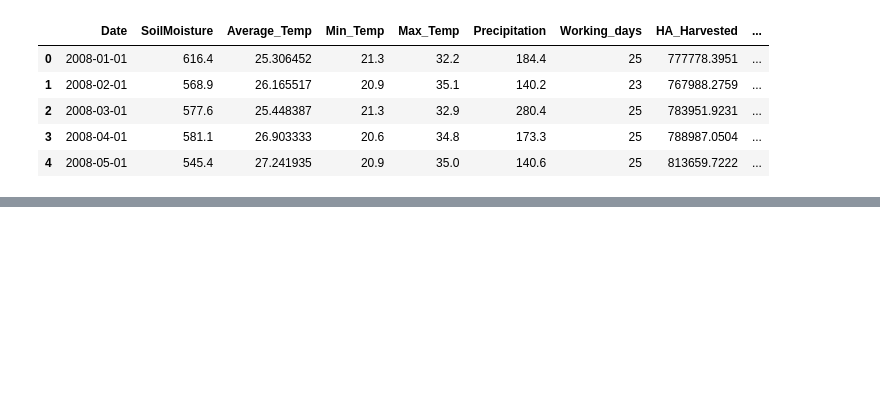
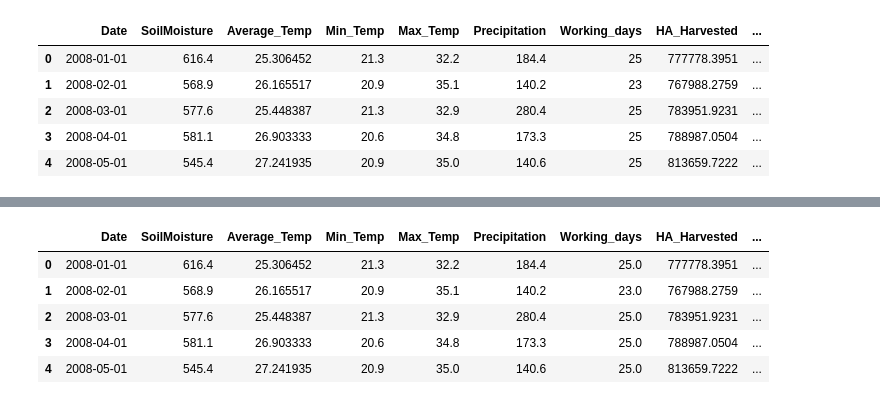
Before and after one commit to rammahayufitra/assessment-solution-april, a Jupyter notebook: solution_to_question_2/solution_to_question_2/main.ipynb, the cells around one changed output, grey strips where cells are left out. Saved outputs shown, nothing was run; the diff lists cells and outputs as text; code cells hidden in the pictures; blank space fills up the shorter version.

```diff
--- a/solution_to_question_2/solution_to_question_2/main.ipynb
+++ b/solution_to_question_2/solution_to_question_2/main.ipynb
@@ -16,3 +11,66 @@ df.head()
 | 2 | 2008-03-01 | 577.6 | 25.448387 | 21.3 | 32.9 | 280.4 | 25 | 783951.9231 | ... |
 | 3 | 2008-04-01 | 581.1 | 26.903333 | 20.6 | 34.8 | 173.3 | 25 | 788987.0504 | ... |
 | 4 | 2008-05-01 | 545.4 | 27.241935 | 20.9 | 35.0 | 140.6 | 25 | 813659.7222 | ... |
+# %%
+import pandas as pd
+
+def preprocess_dataframe(df, column):
+    """
+    Preprocess the input DataFrame by performing the following steps:
+    1. Check for missing values.
+    2. Convert 'Date' column to datetime format.
+    3. Convert 'Working_days' column to float.
+    4. Drop duplicate rows.
+    5. Drop rows with any missing values.
+    6. Identify and remove outliers in a specified column.
+
+    Parameters:
+    df (pd.DataFrame): The input DataFrame to preprocess.
+    column (str): The column name to identify and remove outliers.
+
+    Returns:
+    pd.DataFrame: The preprocessed DataFrame.
+    """
+    # Check for missing values before preprocessing
+    print("Missing values before preprocessing:")
+    print(df.isna().sum())
+
+    # Convert 'Date' column to datetime format
+    if 'Date' in df.columns:
+        df['Date'] = pd.to_datetime(df['Date'], format='%d.%m.%Y')
+
+    # Convert 'Working_days' column to float
+    if 'Working_days' in df.columns:
+        df['Working_days'] = df['Working_days'].astype(float)
+
+    # Drop duplicate rows
+    df.drop_duplicates(inplace=True)
+
+    # Drop rows with any missing values
+    df.dropna(inplace=True)
+
+    # Check for missing values after preprocessing
+    print("Missing values after preprocessing:")
+    print(df.isna().sum())
+
+    # Identify and remove outliers in the specified column
+    if column in df.columns:
+        Q1 = df[column].quantile(0.25)
+        Q3 = df[column].quantile(0.75)
+        IQR = Q3 - Q1
+        # Identify outliers
+        outliers = df[(df[column] < (Q1 - 1.5 * IQR)) | (df[column] > (Q3 + 1.5 * IQR))]
+        print(f"Number of outliers identified in {column}: {len(outliers)}")
+
+        # Remove outliers
+        df = df[~((df[column] < (Q1 - 1.5 * IQR)) | (df[column] > (Q3 + 1.5 * IQR)))]
+
+    return df
+
+# Assuming df is the DataFrame to be processed
+columns_to_check = [col for col in df.columns if pd.api.types.is_numeric_dtype(df[col])]
+for column in columns_to_check:
+    df = preprocess_dataframe(df, column)
+
+df.head()
+# %% [output]
@@ -18,0 +94,6 @@ df.head()
+|  | Date | SoilMoisture | Average_Temp | Min_Temp | Max_Temp | Precipitation | Working_days | HA_Harvested | ... |
+| 0 | 2008-01-01 | 616.4 | 25.306452 | 21.3 | 32.2 | 184.4 | 25.0 | 777778.3951 | ... |
+| 1 | 2008-02-01 | 568.9 | 26.165517 | 20.9 | 35.1 | 140.2 | 23.0 | 767988.2759 | ... |
+| 2 | 2008-03-01 | 577.6 | 25.448387 | 21.3 | 32.9 | 280.4 | 25.0 | 783951.9231 | ... |
+| 3 | 2008-04-01 | 581.1 | 26.903333 | 20.6 | 34.8 | 173.3 | 25.0 | 788987.0504 | ... |
+| 4 | 2008-05-01 | 545.4 | 27.241935 | 20.9 | 35.0 | 140.6 | 25.0 | 813659.7222 | ... |
```
Also changed, not shown: parts of 10 cells of this notebook, 1 other file.
